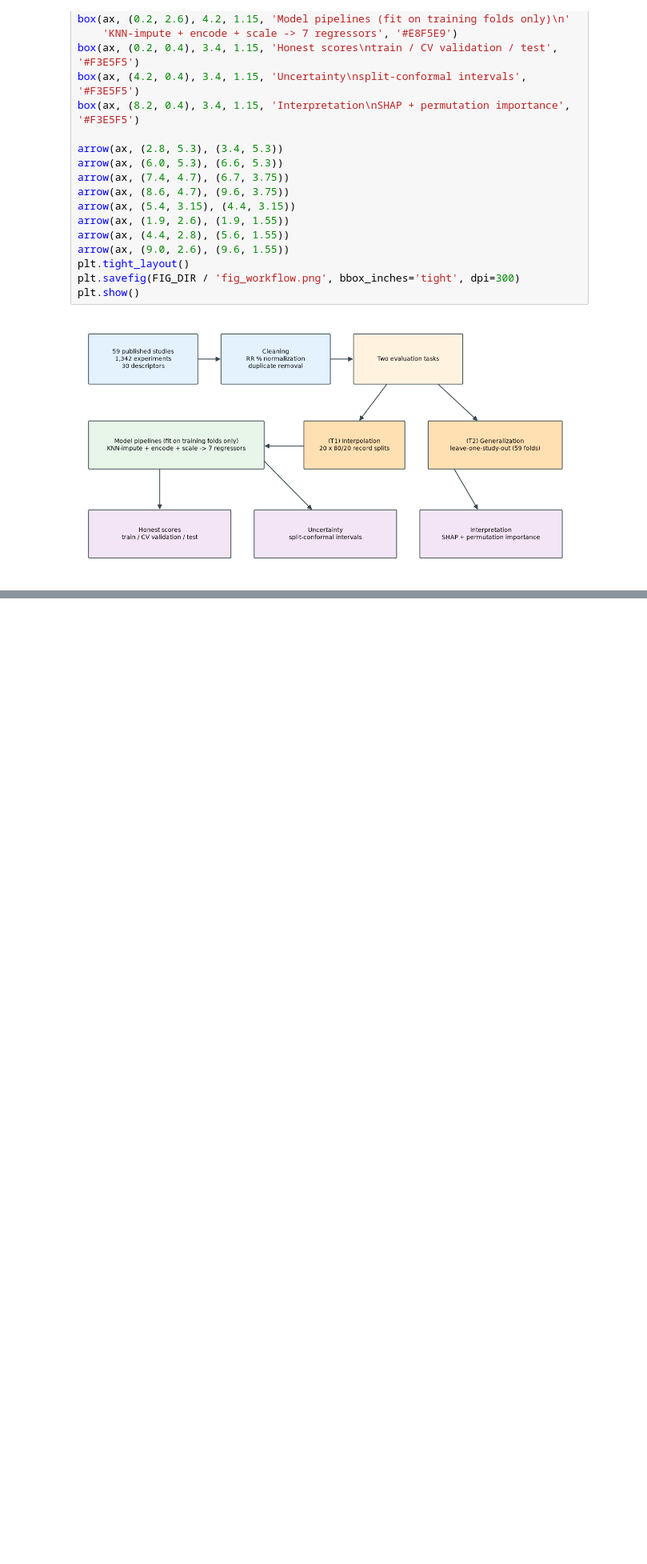
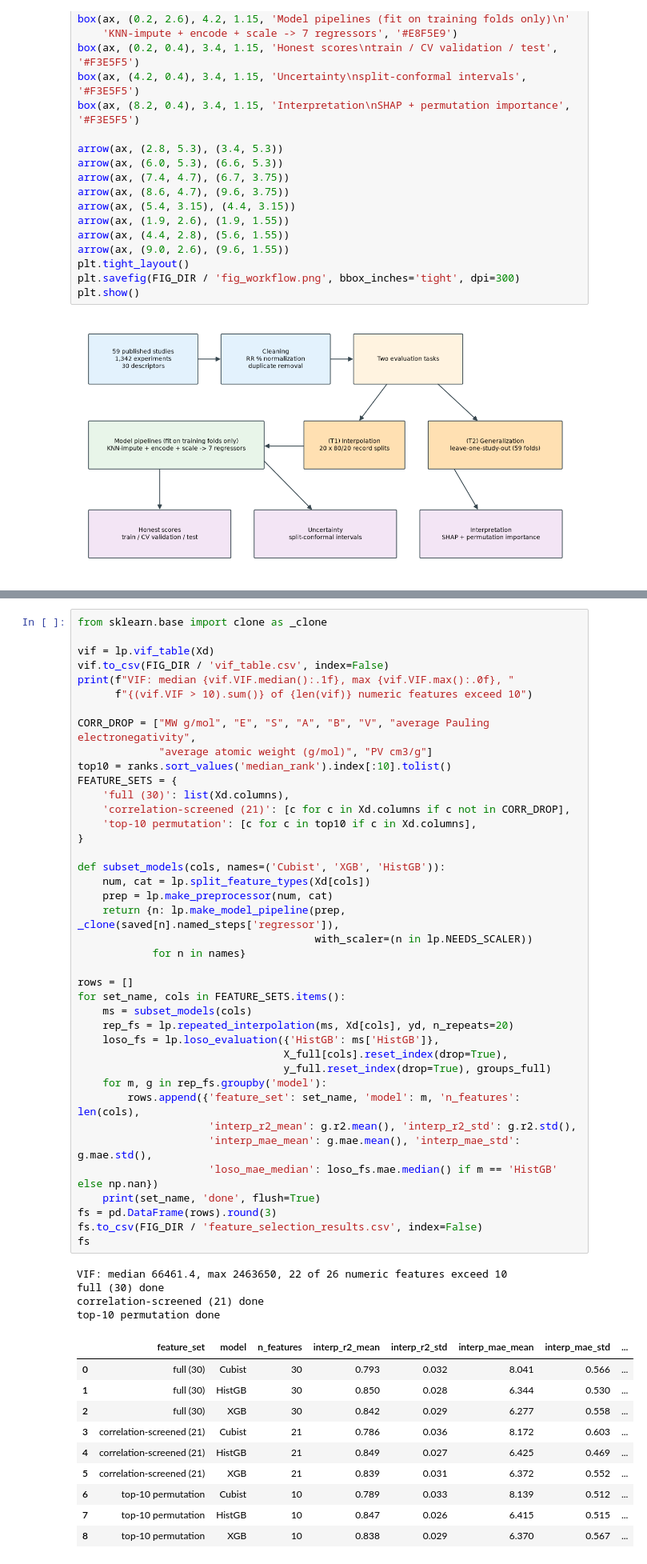
Before and after one commit to thanhtrunghuynh93/GreenX_BaoTien_project, a Jupyter notebook: notebooks/paper_depth_analysis.ipynb, the cells around one changed output, grey strips where cells are left out. Shown at 80% size. Drawn from its saved outputs; the diff is of its cells as text; blank space fills up the shorter version.

```diff
--- a/notebooks/paper_depth_analysis.ipynb
+++ b/notebooks/paper_depth_analysis.ipynb
@@ -329,0 +333,55 @@ plt.show()
+# %%
+from sklearn.base import clone as _clone
+
+vif = lp.vif_table(Xd)
+vif.to_csv(FIG_DIR / 'vif_table.csv', index=False)
+print(f"VIF: median {vif.VIF.median():.1f}, max {vif.VIF.max():.0f}, "
+      f"{(vif.VIF > 10).sum()} of {len(vif)} numeric features exceed 10")
+
+CORR_DROP = ["MW g/mol", "E", "S", "A", "B", "V", "average Pauling electronegativity",
+             "average atomic weight (g/mol)", "PV cm3/g"]
+top10 = ranks.sort_values('median_rank').index[:10].tolist()
+FEATURE_SETS = {
+    'full (30)': list(Xd.columns),
+    'correlation-screened (21)': [c for c in Xd.columns if c not in CORR_DROP],
+    'top-10 permutation': [c for c in top10 if c in Xd.columns],
+}
+
+def subset_models(cols, names=('Cubist', 'XGB', 'HistGB')):
+    num, cat = lp.split_feature_types(Xd[cols])
+    prep = lp.make_preprocessor(num, cat)
+    return {n: lp.make_model_pipeline(prep, _clone(saved[n].named_steps['regressor']),
+                                      with_scaler=(n in lp.NEEDS_SCALER))
+            for n in names}
+
+rows = []
+for set_name, cols in FEATURE_SETS.items():
+    ms = subset_models(cols)
+    rep_fs = lp.repeated_interpolation(ms, Xd[cols], yd, n_repeats=20)
+    loso_fs = lp.loso_evaluation({'HistGB': ms['HistGB']},
+                                 X_full[cols].reset_index(drop=True),
+                                 y_full.reset_index(drop=True), groups_full)
+    for m, g in rep_fs.groupby('model'):
+        rows.append({'feature_set': set_name, 'model': m, 'n_features': len(cols),
+                     'interp_r2_mean': g.r2.mean(), 'interp_r2_std': g.r2.std(),
+                     'interp_mae_mean': g.mae.mean(), 'interp_mae_std': g.mae.std(),
+                     'loso_mae_median': loso_fs.mae.median() if m == 'HistGB' else np.nan})
+    print(set_name, 'done', flush=True)
+fs = pd.DataFrame(rows).round(3)
+fs.to_csv(FIG_DIR / 'feature_selection_results.csv', index=False)
+fs
+# %% [output]
+VIF: median 66461.4, max 2463650, 22 of 26 numeric features exceed 10
+full (30) done
+correlation-screened (21) done
+top-10 permutation done
+|  | feature_set | model | n_features | interp_r2_mean | interp_r2_std | interp_mae_mean | interp_mae_std | ... |
+| 0 | full (30) | Cubist | 30 | 0.793 | 0.032 | 8.041 | 0.566 | ... |
+| 1 | full (30) | HistGB | 30 | 0.850 | 0.028 | 6.344 | 0.530 | ... |
+| 2 | full (30) | XGB | 30 | 0.842 | 0.029 | 6.277 | 0.558 | ... |
+| 3 | correlation-screened (21) | Cubist | 21 | 0.786 | 0.036 | 8.172 | 0.603 | ... |
+| 4 | correlation-screened (21) | HistGB | 21 | 0.849 | 0.027 | 6.425 | 0.469 | ... |
+| 5 | correlation-screened (21) | XGB | 21 | 0.839 | 0.031 | 6.372 | 0.552 | ... |
+| 6 | top-10 permutation | Cubist | 10 | 0.789 | 0.033 | 8.139 | 0.512 | ... |
+| 7 | top-10 permutation | HistGB | 10 | 0.847 | 0.026 | 6.415 | 0.515 | ... |
+| 8 | top-10 permutation | XGB | 10 | 0.838 | 0.029 | 6.370 | 0.567 | ... |
```
Also changed, not shown: parts of 6 cells of this notebook, 9 other files.
